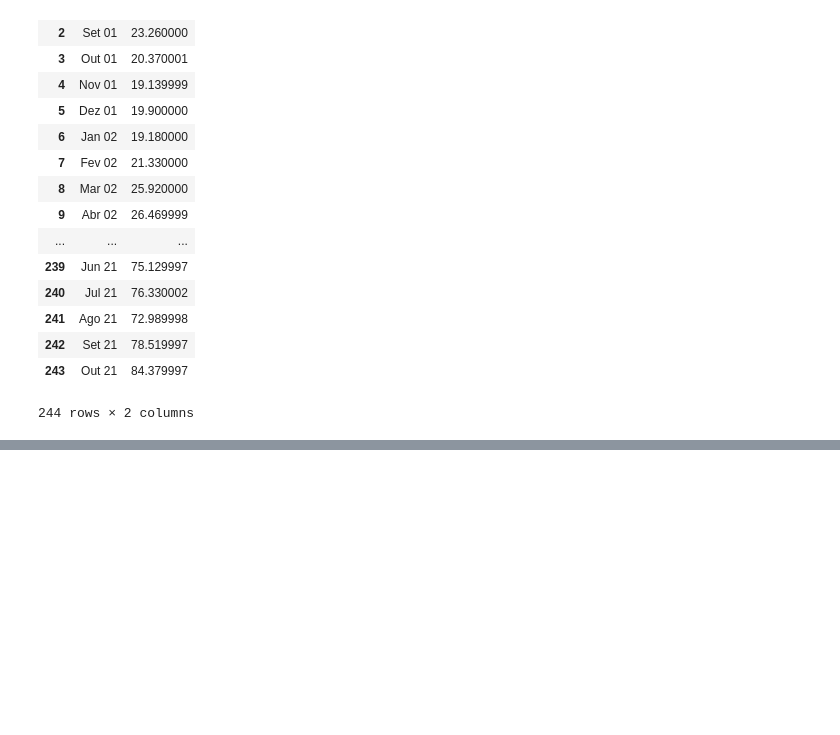
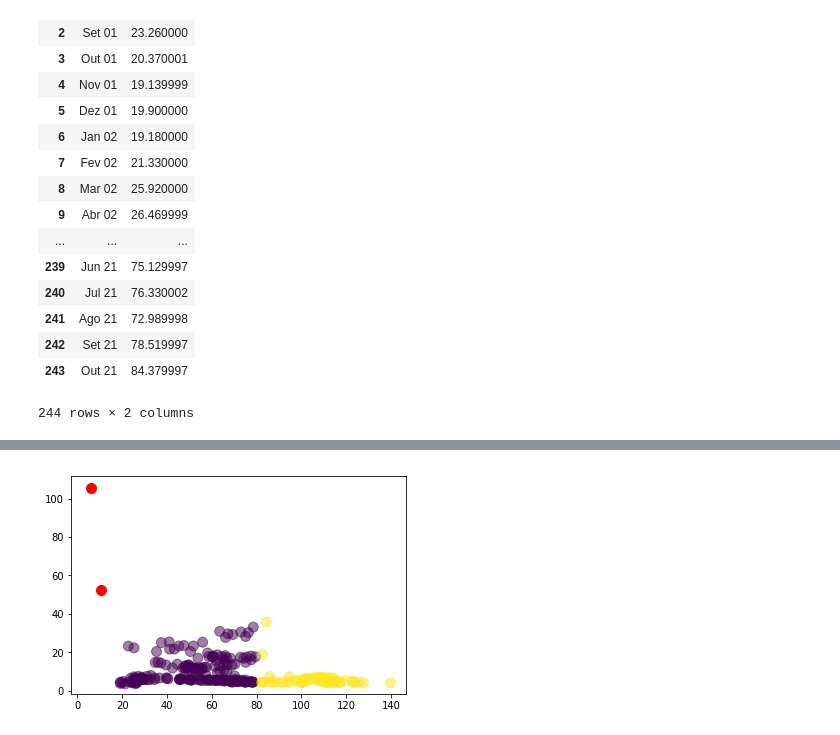
Before and after one commit to Guilherme-Valle/ia-analise-gasolina, a Jupyter notebook: analysis.ipynb, the cells around one changed output, grey strips where cells are left out. Drawn from its saved outputs; the diff is of its cells as text; code cells hidden in the pictures; blank space fills up the shorter version.

Commit message:
adiciona analise com kmeans

```diff
--- a/analysis.ipynb
+++ b/analysis.ipynb
@@ -411,0 +397,13 @@ plt.show()
+# %%
+serie_historica_completa = pandas.DataFrame(data={"Petroleo": petroleo_brent_2001_2021["Último"],
+                                          "Gasolina": preco_gasolina_2001_2021["Valor USD"]})
+kmeans = KMeans(n_clusters=2).fit(serie_historica_completa)
+centroids = kmeans.cluster_centers_
+# %%
+
+plt.scatter(serie_historica_completa['Petroleo'], serie_historica_completa['Gasolina'],
+            c= kmeans.labels_.astype(float), s=100, alpha=0.5)
+plt.scatter(centroids[:, 0], centroids[:, 1], c='red', s=100)
+plt.show()
+# %% [output]
+[figure, added]
```
Also changed, not shown: parts of 16 cells of this notebook, 1 other file.
